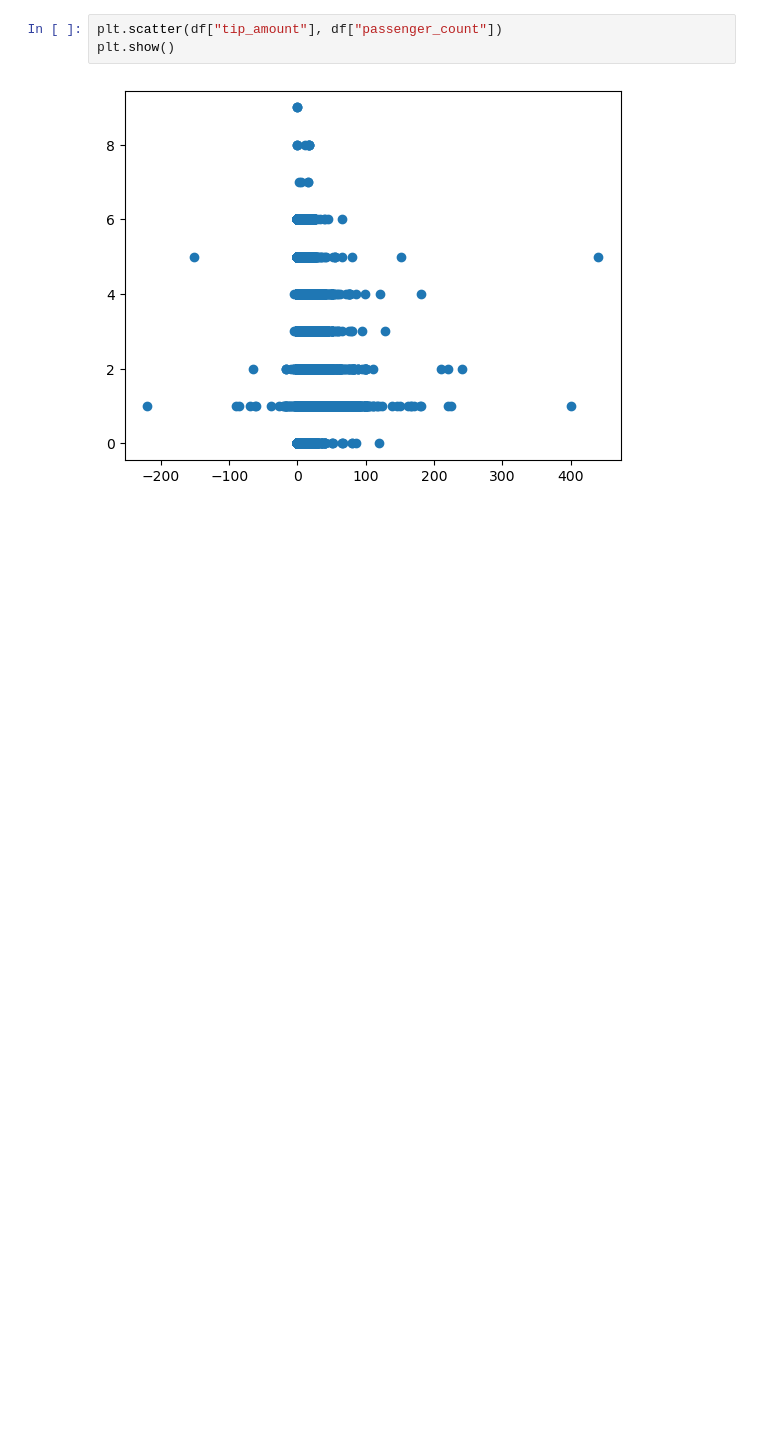
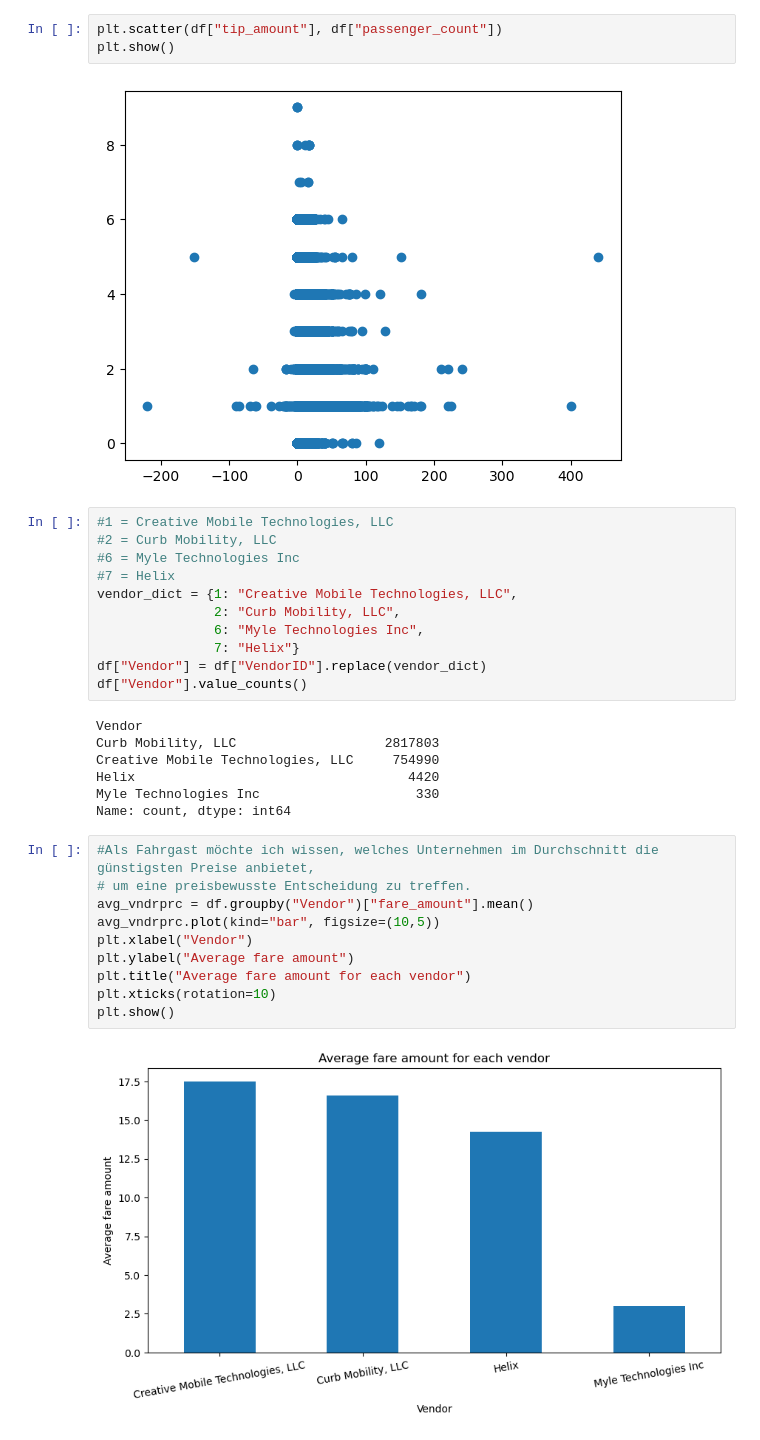
Before and after one commit to digiolu/DataEngineering, a Jupyter notebook: data exploration.ipynb, the cells around one changed output. Saved outputs shown, nothing was run; the diff lists cells and outputs as text; blank space fills up the shorter version.

```diff
--- a/data exploration.ipynb
+++ b/data exploration.ipynb
@@ -252,3 +269,33 @@ plt.scatter(df["tip_amount"], df["passenger_count"])
 plt.show()
 # %% [output]
 [figure]
+# %%
+#1 = Creative Mobile Technologies, LLC
+#2 = Curb Mobility, LLC
+#6 = Myle Technologies Inc
+#7 = Helix
+vendor_dict = {1: "Creative Mobile Technologies, LLC",
+               2: "Curb Mobility, LLC",
+               6: "Myle Technologies Inc",
+               7: "Helix"}
+df["Vendor"] = df["VendorID"].replace(vendor_dict)
+df["Vendor"].value_counts()
+# %% [output]
+Vendor
+Curb Mobility, LLC                   2817803
+Creative Mobile Technologies, LLC     754990
+Helix                                   4420
+Myle Technologies Inc                    330
+Name: count, dtype: int64
+# %%
+#Als Fahrgast möchte ich wissen, welches Unternehmen im Durchschnitt die günstigsten Preise anbietet,
+# um eine preisbewusste Entscheidung zu treffen.
+avg_vndrprc = df.groupby("Vendor")["fare_amount"].mean()
+avg_vndrprc.plot(kind="bar", figsize=(10,5))
+plt.xlabel("Vendor")
+plt.ylabel("Average fare amount")
+plt.title("Average fare amount for each vendor")
+plt.xticks(rotation=10)
+plt.show()
+# %% [output]
+[figure, added]
```
Also changed, not shown: parts of 2 cells of this notebook, 3 other files.
